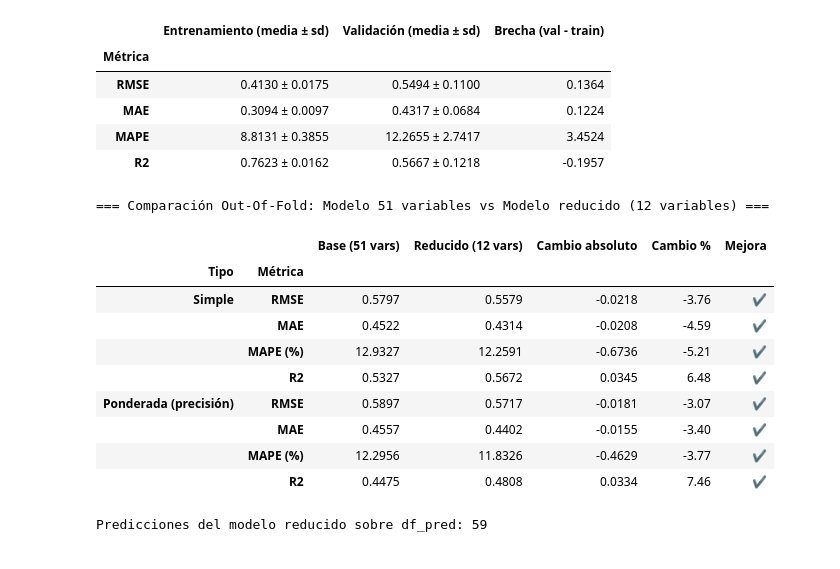
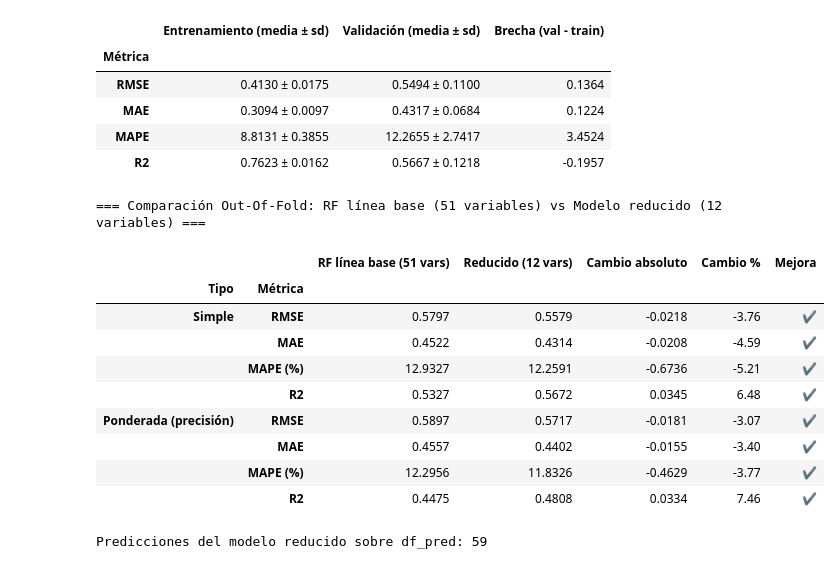
Before and after one commit to viclrnz/AgroCebada_Datos, a Jupyter notebook: notebooks/modelado/00_random_forest_base.ipynb, the cells around one changed output. Saved outputs shown, nothing was run; the diff lists cells and outputs as text; code cells hidden in the pictures.

```diff
--- a/notebooks/modelado/00_random_forest_base.ipynb
+++ b/notebooks/modelado/00_random_forest_base.ipynb
@@ -313,7 +313,7 @@ Esquema elegido: Sin sample_weight (1.0)  (RMSE OOF = 0.5797, R² OOF = 0.5327)
 # %%
 y_oof_50vars, folds_50vars = cv_ponderada(X_train, y_train, w_train, splits)
 metricas_50vars = resumen_cv(y_train, y_oof_50vars, w_eval, folds_50vars,
-                             f'Modelo base ({N_VARS} variables)')
+                             f'RF línea base ({N_VARS} variables)')
 
 r2_tr, r2_va = folds_50vars['R2_train'].mean(), folds_50vars['R2_val'].mean()
 print(f'Diagnóstico de sobreajuste: R² train = {r2_tr:.3f} | R² val = {r2_va:.3f} | '
@@ -630,21 +630,21 @@ metricas_reducido = resumen_cv(y_train, y_oof_reducido, w_eval, folds_reducido,
 # %%
 filas = []
 for tipo in ['Simple', 'Ponderada (precisión)']:
     for m in ['RMSE', 'MAE', 'MAPE', 'R2']:
         a, b = metricas_50vars.loc[tipo, m], metricas_reducido.loc[tipo, m]
         mejor = (b > a) if m == 'R2' else (b < a)
         filas.append({'Tipo': tipo, 'Métrica': m if m != 'MAPE' else 'MAPE (%)',
-                      f'Base ({N_VARS} vars)': round(a, 4),
+                      f'RF línea base ({N_VARS} vars)': round(a, 4),
                       f'Reducido ({K_optimo} vars)': round(b, 4),
                       'Cambio absoluto': round(b - a, 4),
                       'Cambio %': round((b - a) / abs(a) * 100, 2),
                       'Mejora': '✔' if mejor else '✘'})
 tabla_comp = pd.DataFrame(filas).set_index(['Tipo', 'Métrica'])
-print(f'=== Comparación Out-Of-Fold: Modelo {N_VARS} variables vs Modelo reducido ({K_optimo} variables) ===')
+print(f'=== Comparación Out-Of-Fold: RF línea base ({N_VARS} variables) vs Modelo reducido ({K_optimo} variables) ===')
 display(tabla_comp)
 # %% [output]
-=== Comparación Out-Of-Fold: Modelo 51 variables vs Modelo reducido (12 variables) ===
+=== Comparación Out-Of-Fold: RF línea base (51 variables) vs Modelo reducido (12 variables) ===
-|  |  | Base (51 vars) | Reducido (12 vars) | Cambio absoluto | Cambio % | Mejora |
+|  |  | RF línea base (51 vars) | Reducido (12 vars) | Cambio absoluto | Cambio % | Mejora |
 | Tipo | Métrica |  |  |  |  |  |
 | Simple | RMSE | 0.5797 | 0.5579 | -0.0218 | -3.76 | ✔ |
 |  | MAE | 0.4522 | 0.4314 | -0.0208 | -4.59 | ✔ |
```
Also changed, not shown: parts of 3 cells of this notebook, 10 other files.
